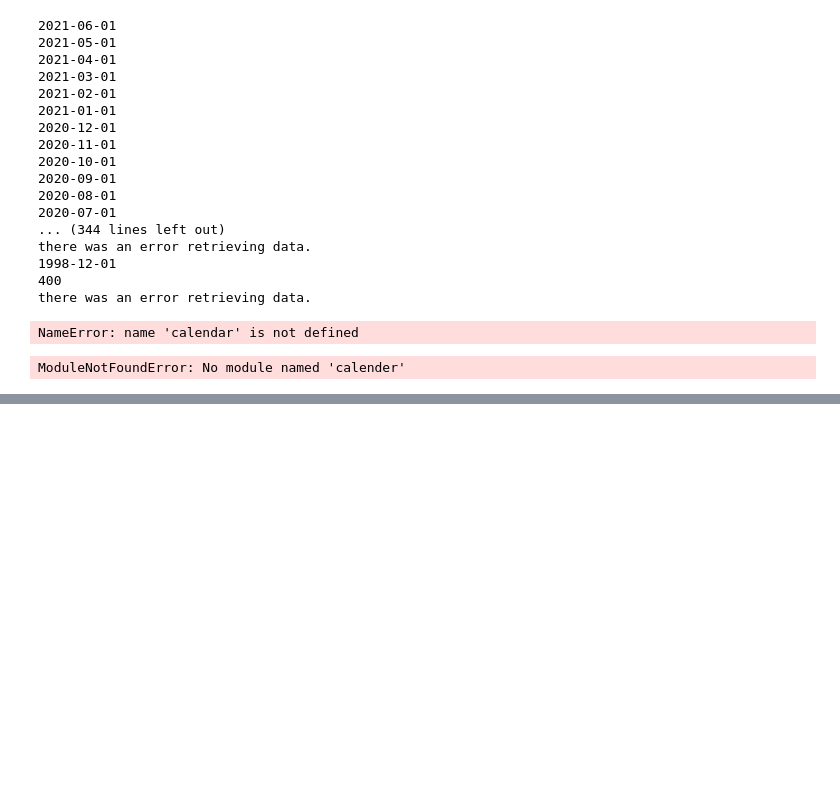
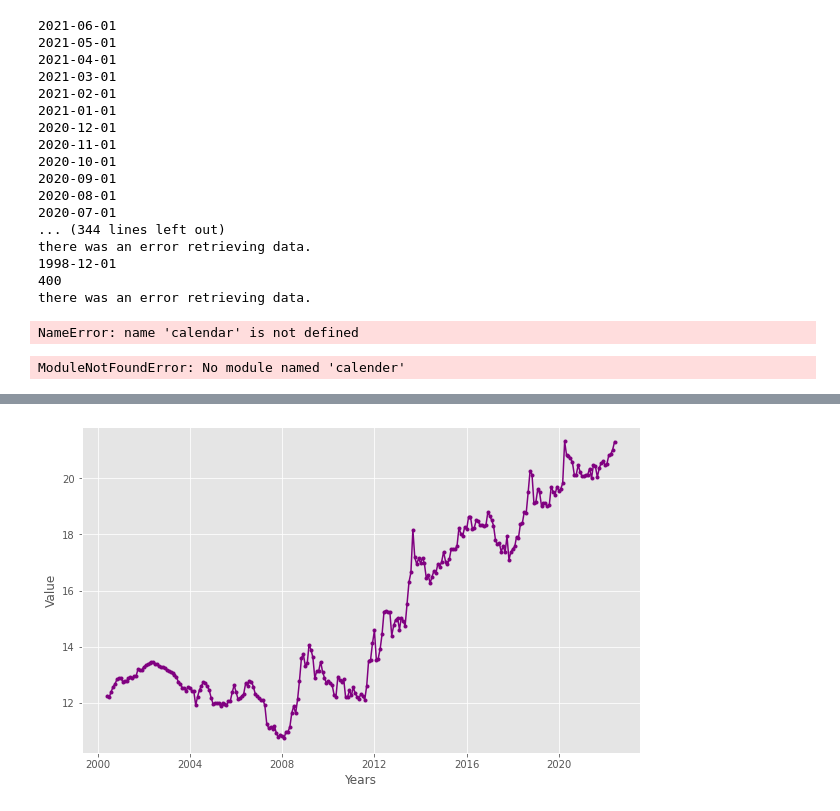
Before and after one commit to KrishnarajT/Currency-Converter, a Jupyter notebook: Currency_Exchange_API.ipynb, the cells around one changed output, grey strips where cells are left out. Saved outputs shown, nothing was run; the diff lists cells and outputs as text; code cells hidden in the pictures; blank space fills up the shorter version.

```diff
--- a/Currency_Exchange_API.ipynb
+++ b/Currency_Exchange_API.ipynb
@@ -679,3 +682,7 @@ import calender
 ModuleNotFoundError: No module named 'calender'
 # %%
 currency_database = pd.DataFrame()
+# %%
+currency_database = pd.read_csv(os.path.join(os.getcwd(), 'data', f'past23yearsdata.csv'), index_col = 0)
+updated_dates = [datetime.strptime(i, "%Y-%m-%d") for i in currency_database['date'].values]
+currency_database['date'] = updated_dates
@@ -681,0 +722,28 @@ currency_database = pd.DataFrame()
+# %%
+
+
+
+
+plt.style.use('ggplot')
+plt.figure(figsize = (10, 6))
+plt.xlabel('Weekdays')
+plt.ylabel('Value')
+plt.plot(weekly_date, weekly_data, linewidth = 1.5, marker = 'o')
+# plt.title(f'Value of {cur1} to {cur2} in the Past Week')
+plt.savefig(os.path.join(os.getcwd(), "images", f'{cur1} to {cur2} 1999 - 2020.png'), dpi=300)
+# %%
+cur_1 = 'QAR'
+cur_2 = 'INR'
+# %%
+dates = currency_database['date'].drop_duplicates(inplace = False)
+# dates = [i.date() for i in dates]
+
+currency_vals = []
+dates_vals = []
+for i in dates:
+    database = currency_database[currency_database['date'] == i]
+    try:
+        currency_vals.append(convert_currency(cur_1, cur_2, database))
+        dates_vals.append(i)
+    except:
+        print('sth')
@@ -681,0 +768,10 @@ currency_database = pd.DataFrame()
+# %%
+plt.style.use('ggplot')
+plt.figure(figsize = (10, 6))
+plt.xlabel('Years')
+plt.ylabel('Value')
+plt.plot(dates_vals, currency_vals, linewidth = 1.5, marker = '.', color = 'purple')
+# plt.title(f'Value of {cur1} to {cur2} in the Past Week')
+plt.savefig(os.path.join(os.getcwd(), "images", f'{cur_1} to {cur_2} 1999 - 2020.png'), dpi=300)
+# %% [output]
+[figure, added]
```
Also changed, not shown: parts of 9 cells of this notebook, 11 other files.
